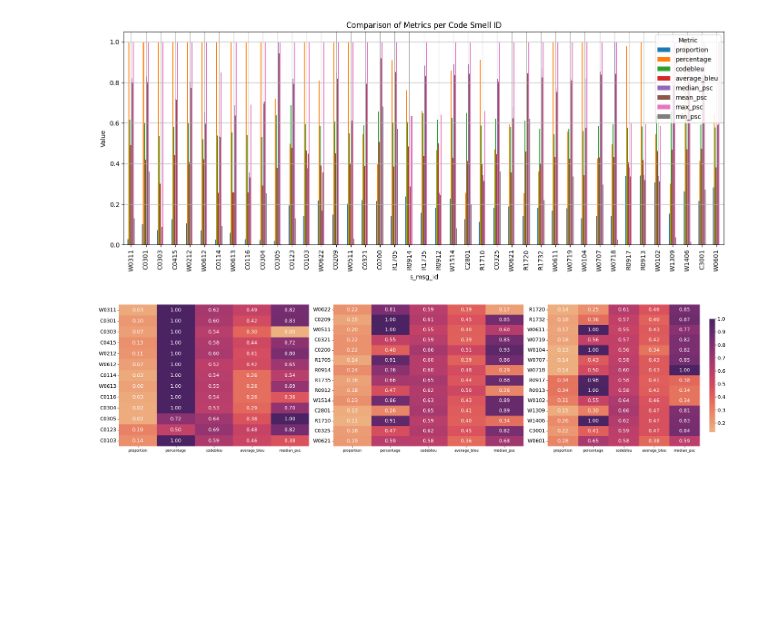
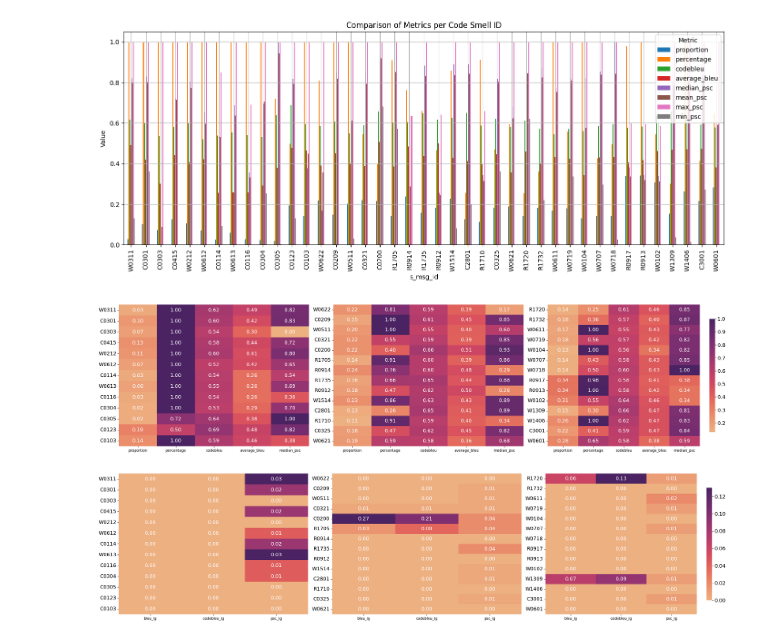
Before and after one commit to WM-SEMERU/CodeSmellExt, a Jupyter notebook: notebooks/extension/baseline/01_codebleu.ipynb, the cells around one changed output. Saved outputs shown, nothing was run; the diff lists cells and outputs as text; code cells hidden in the pictures; blank space fills up the shorter version.

Commit message:
Added ig results

```diff
--- a/notebooks/extension/baseline/01_codebleu.ipynb
+++ b/notebooks/extension/baseline/01_codebleu.ipynb
@@ -424,36 +424,38 @@ plt.show()
 # %%
 # Select relevant metrics and set index
 metrics = ['bleu_ig', 'codebleu_ig', 'psc_ig']
-df_values = metric_results_df.set_index('s_msg_id')[metrics]
+df_values = ig_results_df.set_index('s_msg_id')[metrics]
 
 # Split into three equal parts
 n = len(df_values)
 splits = [df_values.iloc[i * n // 3: (i + 1) * n // 3] for i in range(3)]
 titles = ["Code Smell Metrics - Part 1", "Part 2", "Part 3"]
 
 # Create subplots
 fig, axes = plt.subplots(1, 3, figsize=(25, 6))
 
 # Plot each heatmap
 for i, (df_part, title) in enumerate(zip(splits, titles)):
     show_colorbar = (i == 2)  # Show colorbar only on the last subplot
     heatmap = sns.heatmap(
         df_part.round(2),
         annot=True,
         fmt=".2f",
         cmap="flare",
         annot_kws={"size": 14, "color": "white"},
         cbar=show_colorbar,
         cbar_kws={"shrink": 0.8} if show_colorbar else None,
         ax=axes[i]
     )
     axes[i].tick_params(axis='y', labelsize=14)
     axes[i].set_yticklabels(axes[i].get_yticklabels(), rotation=0)
     axes[i].set_ylabel("")
 
     # If colorbar is shown, increase its label font size
     if show_colorbar:
         heatmap.collections[0].colorbar.ax.tick_params(labelsize=14)
 
 plt.tight_layout()
 plt.show()
+# %% [output]
+[figure, added]
```
Also changed, not shown: 3 other files.
